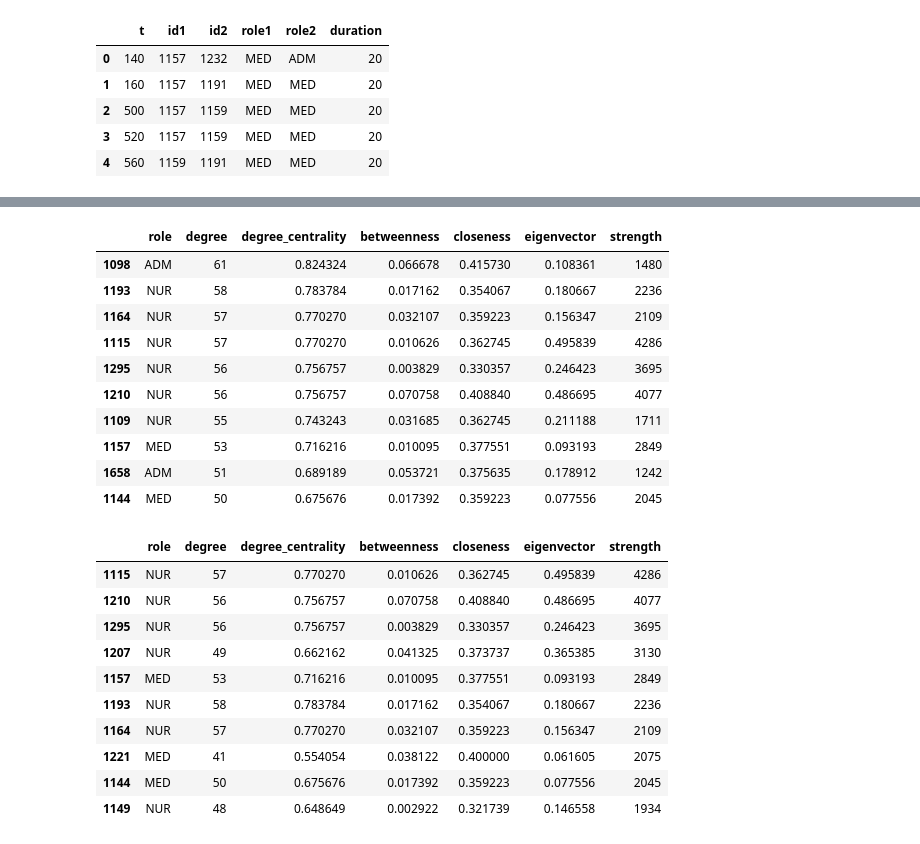
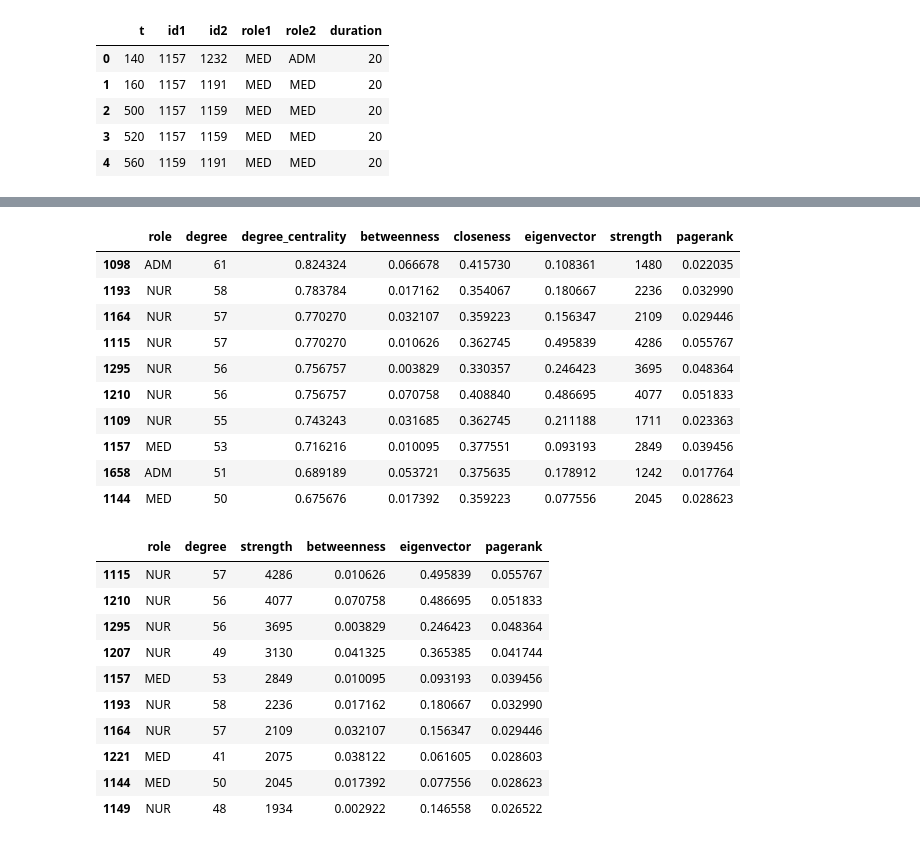
Before and after one commit to mariabkr/graphminig, a Jupyter notebook: notebooks/hopitaux.ipynb, the cells around one changed output, grey strips where cells are left out. Cells and saved outputs as stored; diff of their text form; code cells hidden in the pictures.

```diff
--- a/notebooks/hopitaux.ipynb
+++ b/notebooks/hopitaux.ipynb
@@ -84,75 +84,77 @@ plt.show()
 # %%
 import networkx as nx
+import pandas as pd
 
-# Degree centrality
+# Centralités de base
 degree_centrality = nx.degree_centrality(G)
-
-
-# Betweenness centrality
 betweenness = nx.betweenness_centrality(G, weight='weight', normalized=True)
-
-# Closeness centrality
 closeness = nx.closeness_centrality(G, distance='weight')
-
-# Eigenvector centrality
 eigenvector = nx.eigenvector_centrality(G, weight='weight', max_iter=1000)
 
+# Strength
 strength = {
     node: sum(d["weight"] for _, _, d in G.edges(node, data=True))
     for node in G.nodes()
 }
 
-# DIsPLAY RESULTS
-import pandas as pd
+# PageRank
+pagerank = nx.pagerank(G, alpha=0.85, weight='weight')
 
+# Construction du DataFrame
 centrality_df = pd.DataFrame({
     "role": [G.nodes[n]["role"] for n in G.nodes()],
     "degree": [G.degree(n) for n in G.nodes()],
     "degree_centrality": [degree_centrality[n] for n in G.nodes()],
     "betweenness": [betweenness[n] for n in G.nodes()],
     "closeness": [closeness[n] for n in G.nodes()],
     "eigenvector": [eigenvector[n] for n in G.nodes()],
     "strength": [strength[n] for n in G.nodes()],
+    "pagerank": [pagerank[n] for n in G.nodes()],
 }, index=G.nodes())
+
 
 
 hubs = centrality_df.sort_values(by="degree", ascending=False).head(10)
 hubs
 
 
 
+
 # Les individus ayant les degrees les plus élevés sont principalement les infirmiers (NUR) et quelques médecins (MED).
 # Cela reflète la nature de leurs fonctions : les infirmiers circulent souvent entre plusieurs patients et services, et sont donc en interaction avec un grand nombre de personnes.
 # Les médecins, bien que moins présents dans le top 10, occupent aussi des rôles centraux en raison de leurs tournées et consultations.
 # %% [output]
-|  | role | degree | degree_centrality | betweenness | closeness | eigenvector | strength |
-| 1098 | ADM | 61 | 0.824324 | 0.066678 | 0.415730 | 0.108361 | 1480 |
-| 1193 | NUR | 58 | 0.783784 | 0.017162 | 0.354067 | 0.180667 | 2236 |
-| 1164 | NUR | 57 | 0.770270 | 0.032107 | 0.359223 | 0.156347 | 2109 |
-| 1115 | NUR | 57 | 0.770270 | 0.010626 | 0.362745 | 0.495839 | 4286 |
-| 1295 | NUR | 56 | 0.756757 | 0.003829 | 0.330357 | 0.246423 | 3695 |
-| 1210 | NUR | 56 | 0.756757 | 0.070758 | 0.408840 | 0.486695 | 4077 |
-| 1109 | NUR | 55 | 0.743243 | 0.031685 | 0.362745 | 0.211188 | 1711 |
-| 1157 | MED | 53 | 0.716216 | 0.010095 | 0.377551 | 0.093193 | 2849 |
-| 1658 | ADM | 51 | 0.689189 | 0.053721 | 0.375635 | 0.178912 | 1242 |
-| 1144 | MED | 50 | 0.675676 | 0.017392 | 0.359223 | 0.077556 | 2045 |
+|  | role | degree | degree_centrality | betweenness | closeness | eigenvector | strength | pagerank |
+| 1098 | ADM | 61 | 0.824324 | 0.066678 | 0.415730 | 0.108361 | 1480 | 0.022035 |
+| 1193 | NUR | 58 | 0.783784 | 0.017162 | 0.354067 | 0.180667 | 2236 | 0.032990 |
+| 1164 | NUR | 57 | 0.770270 | 0.032107 | 0.359223 | 0.156347 | 2109 | 0.029446 |
+| 1115 | NUR | 57 | 0.770270 | 0.010626 | 0.362745 | 0.495839 | 4286 | 0.055767 |
+| 1295 | NUR | 56 | 0.756757 | 0.003829 | 0.330357 | 0.246423 | 3695 | 0.048364 |
+| 1210 | NUR | 56 | 0.756757 | 0.070758 | 0.408840 | 0.486695 | 4077 | 0.051833 |
+| 1109 | NUR | 55 | 0.743243 | 0.031685 | 0.362745 | 0.211188 | 1711 | 0.023363 |
+| 1157 | MED | 53 | 0.716216 | 0.010095 | 0.377551 | 0.093193 | 2849 | 0.039456 |
+| 1658 | ADM | 51 | 0.689189 | 0.053721 | 0.375635 | 0.178912 | 1242 | 0.017764 |
+| 1144 | MED | 50 | 0.675676 | 0.017392 | 0.359223 | 0.077556 | 2045 | 0.028623 |
 # %%
-super_contactors = centrality_df.sort_values(by="strength", ascending=False).head(10)
-super_contactors
+# super_contactors = centrality_df.sort_values(by="strength", ascending=False).head(10)
+# super_contactors
+
+top_strength = centrality_df.sort_values("strength", ascending=False).head(10)
+top_strength[["role","degree","strength","betweenness","eigenvector","pagerank"]]
 # Les super-contactors identifiés par la mesure de strength sont presque exclusivement des infirmiers (NUR).
 # Cela s’explique par le fait que les infirmiers passent la majeure partie de leur journée en interaction directe avec les patients, souvent pendant des périodes prolongées (soins, surveillance, accompagnement).
 # %% [output]
-|  | role | degree | degree_centrality | betweenness | closeness | eigenvector | strength |
-| 1115 | NUR | 57 | 0.770270 | 0.010626 | 0.362745 | 0.495839 | 4286 |
-| 1210 | NUR | 56 | 0.756757 | 0.070758 | 0.408840 | 0.486695 | 4077 |
-| 1295 | NUR | 56 | 0.756757 | 0.003829 | 0.330357 | 0.246423 | 3695 |
-| 1207 | NUR | 49 | 0.662162 | 0.041325 | 0.373737 | 0.365385 | 3130 |
-| 1157 | MED | 53 | 0.716216 | 0.010095 | 0.377551 | 0.093193 | 2849 |
-| 1193 | NUR | 58 | 0.783784 | 0.017162 | 0.354067 | 0.180667 | 2236 |
-| 1164 | NUR | 57 | 0.770270 | 0.032107 | 0.359223 | 0.156347 | 2109 |
-| 1221 | MED | 41 | 0.554054 | 0.038122 | 0.400000 | 0.061605 | 2075 |
-| 1144 | MED | 50 | 0.675676 | 0.017392 | 0.359223 | 0.077556 | 2045 |
-| 1149 | NUR | 48 | 0.648649 | 0.002922 | 0.321739 | 0.146558 | 1934 |
+|  | role | degree | strength | betweenness | eigenvector | pagerank |
+| 1115 | NUR | 57 | 4286 | 0.010626 | 0.495839 | 0.055767 |
+| 1210 | NUR | 56 | 4077 | 0.070758 | 0.486695 | 0.051833 |
+| 1295 | NUR | 56 | 3695 | 0.003829 | 0.246423 | 0.048364 |
+| 1207 | NUR | 49 | 3130 | 0.041325 | 0.365385 | 0.041744 |
+| 1157 | MED | 53 | 2849 | 0.010095 | 0.093193 | 0.039456 |
+| 1193 | NUR | 58 | 2236 | 0.017162 | 0.180667 | 0.032990 |
+| 1164 | NUR | 57 | 2109 | 0.032107 | 0.156347 | 0.029446 |
+| 1221 | MED | 41 | 2075 | 0.038122 | 0.061605 | 0.028603 |
+| 1144 | MED | 50 | 2045 | 0.017392 | 0.077556 | 0.028623 |
+| 1149 | NUR | 48 | 1934 | 0.002922 | 0.146558 | 0.026522 |
 # %%
 
 bridges = centrality_df.sort_values(by="betweenness", ascending=False).head(10)
```
Also changed, not shown: parts of 13 cells of this notebook.
